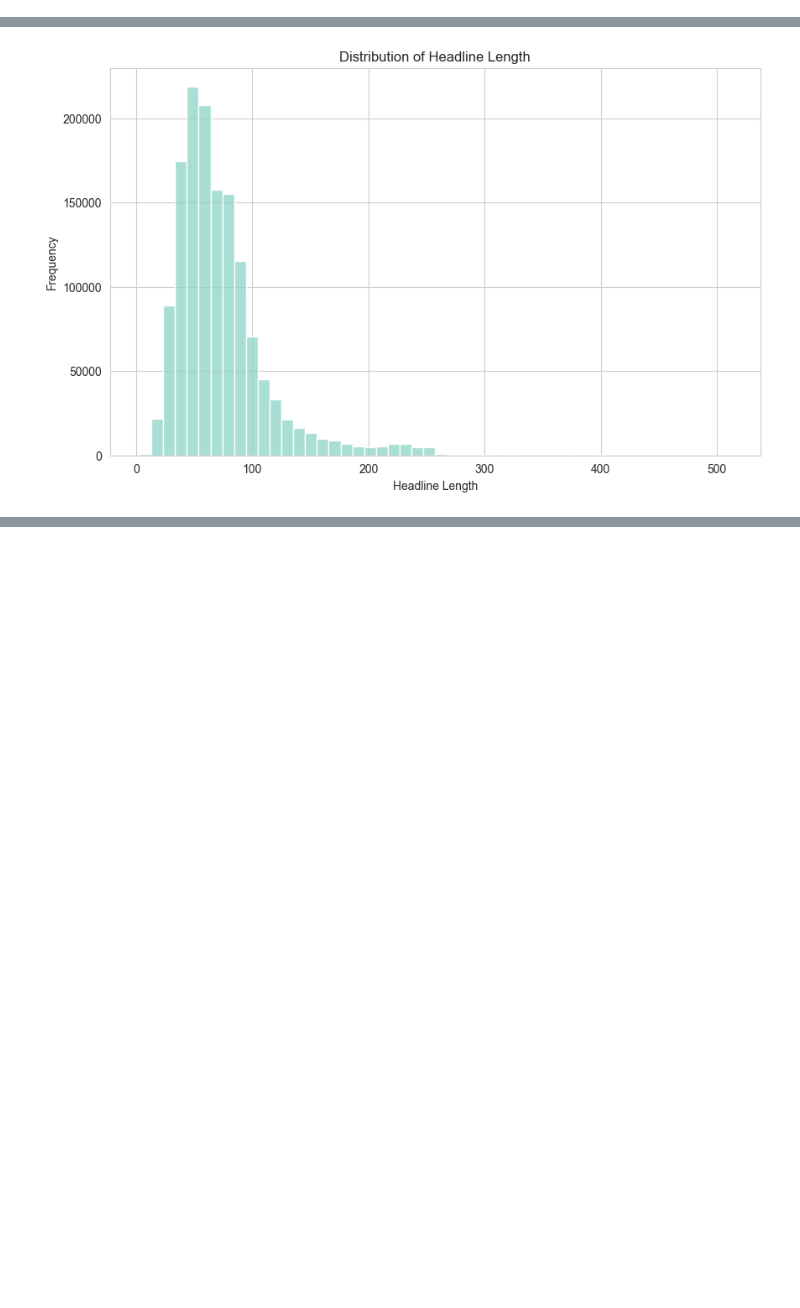
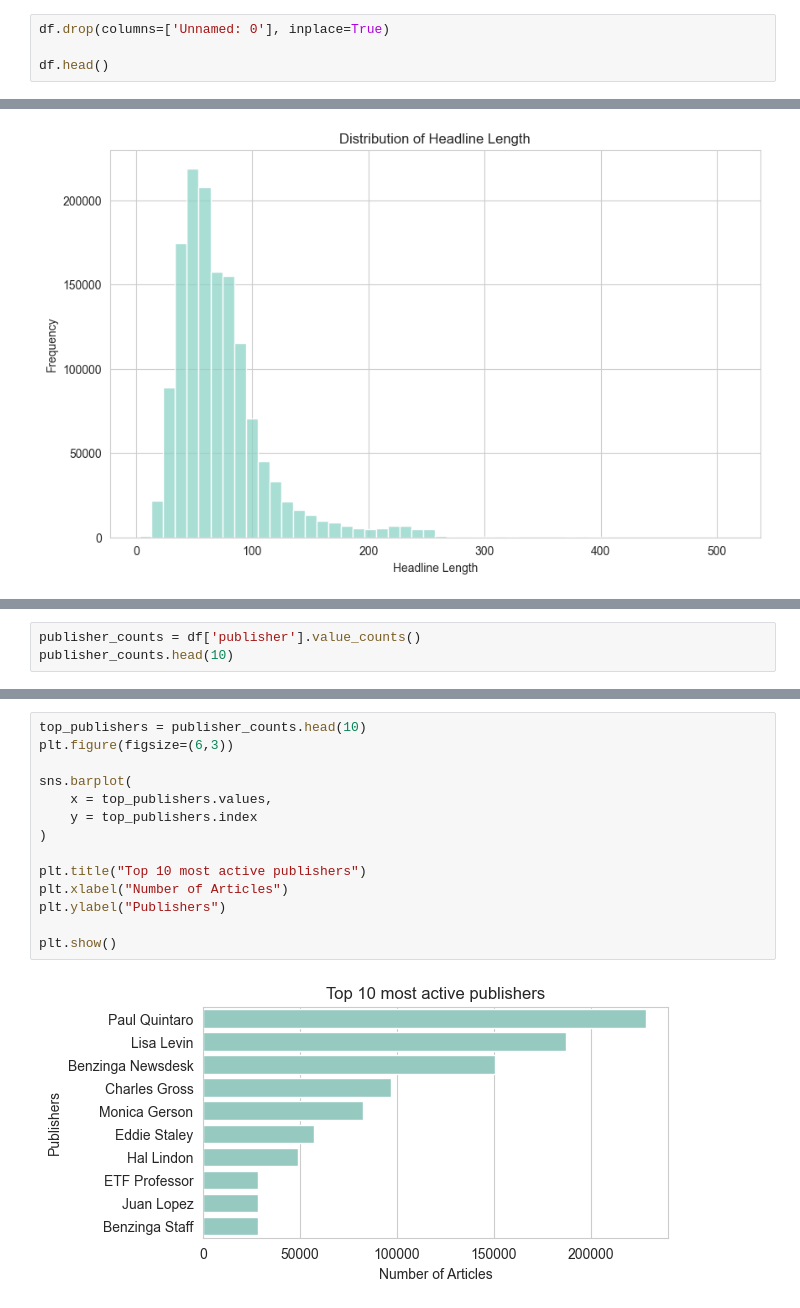
Before and after one commit to EldaGir/news-sentiment-analysis, a Jupyter notebook: notebooks/task1_eda.ipynb, the cells around one changed output, grey strips where cells are left out. Saved outputs shown, nothing was run; the diff lists cells and outputs as text; blank space fills up the shorter version.

```diff
--- a/notebooks/task1_eda.ipynb
+++ b/notebooks/task1_eda.ipynb
@@ -36,3 +39,7 @@ print(df.head())
 2  2020-05-26 04:30:07-04:00     A
 3  2020-05-22 12:45:06-04:00     A
 4  2020-05-22 11:38:59-04:00     A
+# %%
+df.drop(columns=['Unnamed: 0'], inplace=True)
+
+df.head()
@@ -158,0 +170,3 @@ The distribution is positively skewed, meaning there are fewer extremely long he
+# %%
+publisher_counts = df['publisher'].value_counts()
+publisher_counts.head(10)
@@ -158,0 +186,16 @@ The distribution is positively skewed, meaning there are fewer extremely long he
+# %%
+top_publishers = publisher_counts.head(10)
+plt.figure(figsize=(6,3))
+
+sns.barplot(
+    x = top_publishers.values,
+    y = top_publishers.index
+)
+
+plt.title("Top 10 most active publishers")
+plt.xlabel("Number of Articles")
+plt.ylabel("Publishers")
+
+plt.show()
+# %% [output]
+[figure, added]
```
Also changed, not shown: parts of 17 cells of this notebook.
